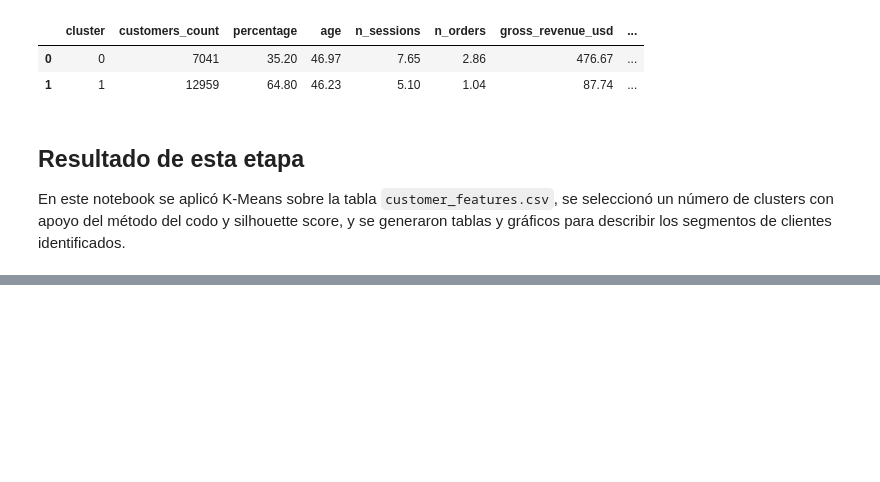
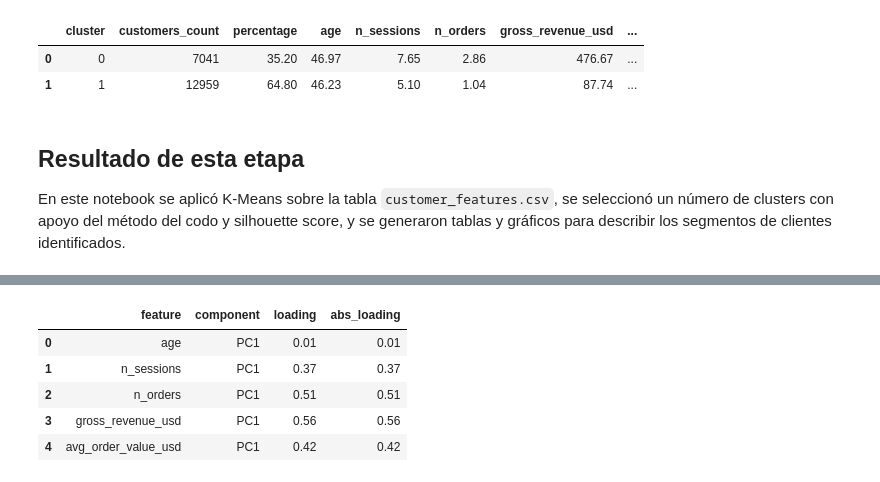
Before and after one commit to jairowjp/proyecto-aprendizaje-automatico-no-supervisado, a Jupyter notebook: notebooks/03-jj-clustering-clientes.ipynb, the cells around one changed output, grey strips where cells are left out. Cells and saved outputs as stored; diff of their text form; code cells hidden in the pictures; blank space fills up the shorter version.

```diff
--- a/notebooks/03-jj-clustering-clientes.ipynb
+++ b/notebooks/03-jj-clustering-clientes.ipynb
@@ -608,0 +741,17 @@ En este notebook se aplicó K-Means sobre la tabla `customer_features.csv`, se s
+# %%
+# Convierte la tabla de loadings a formato largo para facilitar la visualización.
+loadings_long = loadings_df.melt(
+    id_vars="feature",
+    var_name="component",
+    value_name="loading"
+)
+
+loadings_long["abs_loading"] = loadings_long["loading"].abs()
+loadings_long.head()
+# %% [output]
+|  | feature | component | loading | abs_loading |
+| 0 | age | PC1 | 0.01 | 0.01 |
+| 1 | n_sessions | PC1 | 0.37 | 0.37 |
+| 2 | n_orders | PC1 | 0.51 | 0.51 |
+| 3 | gross_revenue_usd | PC1 | 0.56 | 0.56 |
+| 4 | avg_order_value_usd | PC1 | 0.42 | 0.42 |
```
Also changed, not shown: parts of 11 cells of this notebook.
